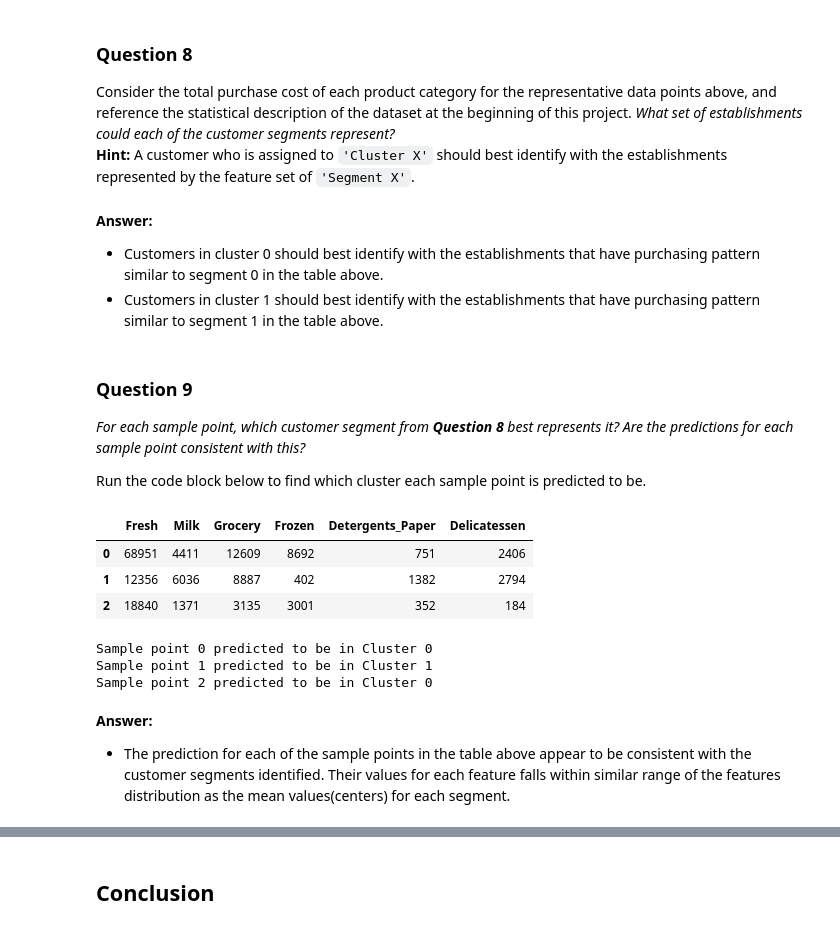
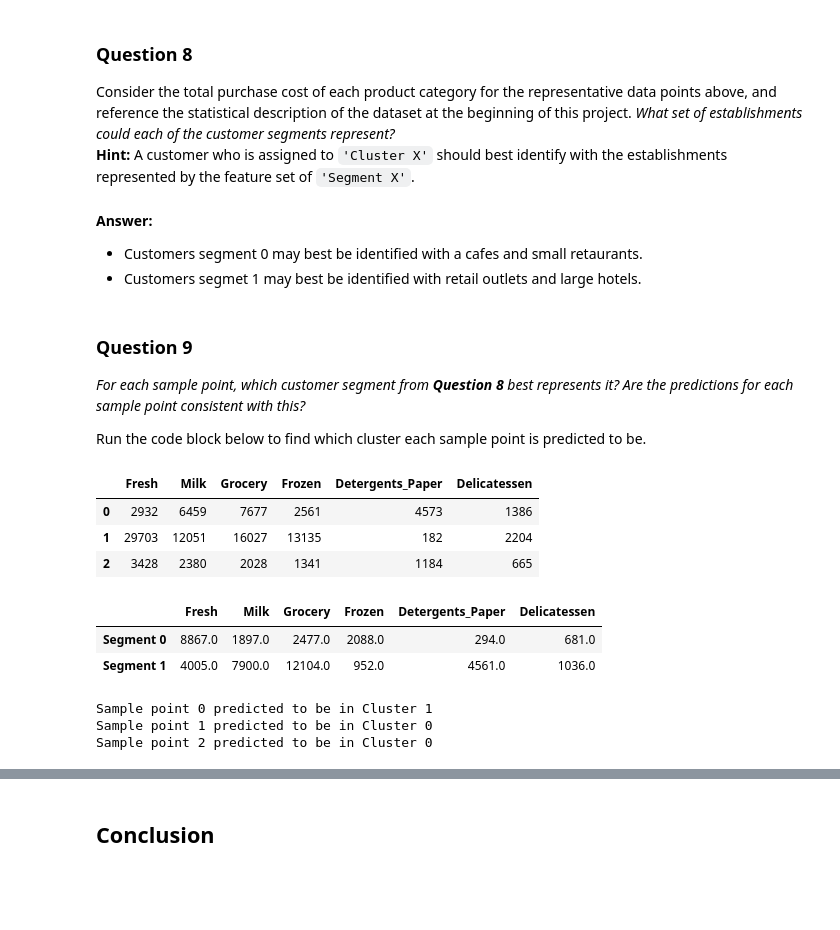
Before and after one commit to ricardo-0x07/customer_segments, a Jupyter notebook: customer_segments.ipynb, the cells around one changed output, grey strips where cells are left out. Drawn from its saved outputs; the diff is of its cells as text; code cells hidden in the pictures; blank space fills up the shorter version.

```diff
--- a/customer_segments.ipynb
+++ b/customer_segments.ipynb
@@ -177,6 +184,8 @@ In the code block below, you will need to implement the following:
 **NOTE:** If you choose to remove any outliers, ensure that the sample data does not contain any of these points!
 Once you have performed this implementation, the dataset will be stored in the variable `good_data`.
 # %%
+from collections import Counter
+outLiersIndex = Counter()
 # For each feature find the data points with extreme high or low values
 for feature in log_data.keys():
 
@@ -192,10 +201,10 @@ for feature in log_data.keys():
     # Display the outliers
     print "Data points considered outliers for the feature '{}':".format(feature)
     display(log_data[~((log_data[feature] >= Q1 - step) & (log_data[feature] <= Q3 + step))])
+    outLiersIndex += Counter(log_data[~((log_data[feature] >= Q1 - step) & (log_data[feature] <= Q3 + step))].index.values)
 
 # OPTIONAL: Select the indices for data points you wish to remove
-# outliers  = [65, 66, 81, 95, 96, 128, 171, 193, 218, 304,305, 338, 353, 355, 357, 412, 86, 98, 154, 356, 75, 38, 57, 145, 175, 264, 325, 420, 429, 439,161, 109, 137, 142, 154, 183, 184, 187, 203, 233, 285, 289, 343]
-outliers  = [65, 66, 128, 154, 75]
+outliers = [k for k, v in outLiersIndex.iteritems() if v > 1 ]
 
 # Remove the outliers, if any were specified
 good_data = log_data.drop(log_data.index[outliers]).reset_index(drop = True)
@@ -487,10 +493,10 @@ display(data.describe())
 ### Question 8
 Consider the total purchase cost of each product category for the representative data points above, and reference the statistical description of the dataset at the beginning of this project. *What set of establishments could each of the customer segments represent?*
 **Hint:** A customer who is assigned to `'Cluster X'` should best identify with the establishments represented by the feature set of `'Segment X'`.
-# %% [markdown]
-**Answer:**
-- Customers in cluster 0 should best identify with the establishments that have purchasing pattern similar to segment 0 in the table above.
-- Customers in cluster 1 should best identify with the establishments that have purchasing pattern similar to segment 1 in the table above.
+# %% [markdown]
+**Answer:**
+- Customers segment 0 may best be identified with a cafes and small retaurants.
+- Customers segmet 1 may best be identified with retail outlets and large hotels.
 # %% [markdown]
 ### Question 9
 *For each sample point, which customer segment from* ***Question 8*** *best represents it? Are the predictions for each sample point consistent with this?*
@@ -498,17 +504,19 @@ Consider the total purchase cost of each product category for the representative
 Run the code block below to find which cluster each sample point is predicted to be.
 # %%
 display(samples)
+display(true_centers)
+# print pd.DataFrame(samples.values-true_centers.iloc['Segment 0'], columns=df.columns)
 # Display the predictions
 for i, pred in enumerate(sample_preds):
     print "Sample point", i, "predicted to be in Cluster", pred
 # %% [output]
 |  | Fresh | Milk | Grocery | Frozen | Detergents_Paper | Delicatessen |
-| 0 | 68951 | 4411 | 12609 | 8692 | 751 | 2406 |
-| 1 | 12356 | 6036 | 8887 | 402 | 1382 | 2794 |
-| 2 | 18840 | 1371 | 3135 | 3001 | 352 | 184 |
+| 0 | 2932 | 6459 | 7677 | 2561 | 4573 | 1386 |
+| 1 | 29703 | 12051 | 16027 | 13135 | 182 | 2204 |
+| 2 | 3428 | 2380 | 2028 | 1341 | 1184 | 665 |
+|  | Fresh | Milk | Grocery | Frozen | Detergents_Paper | Delicatessen |
+| Segment 0 | 8867.0 | 1897.0 | 2477.0 | 2088.0 | 294.0 | 681.0 |
+| Segment 1 | 4005.0 | 7900.0 | 12104.0 | 952.0 | 4561.0 | 1036.0 |
-Sample point 0 predicted to be in Cluster 0
-Sample point 1 predicted to be in Cluster 1
+Sample point 0 predicted to be in Cluster 1
+Sample point 1 predicted to be in Cluster 0
 Sample point 2 predicted to be in Cluster 0
-# %% [markdown]
-**Answer:**
-- The prediction for each of the sample points in the table above appear to be consistent with the customer segments identified. Their values for each feature falls within similar range of the features distribution as the mean values(centers) for each segment.
```
Also changed, not shown: parts of 19 cells of this notebook, 1 other file.
